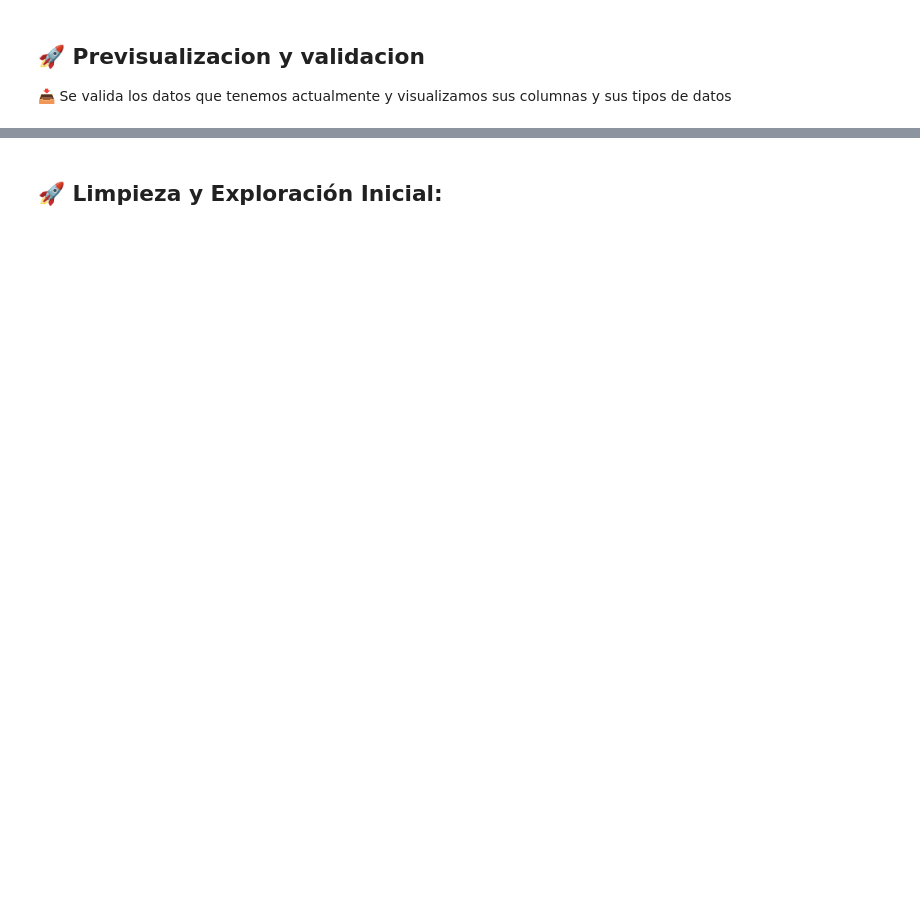
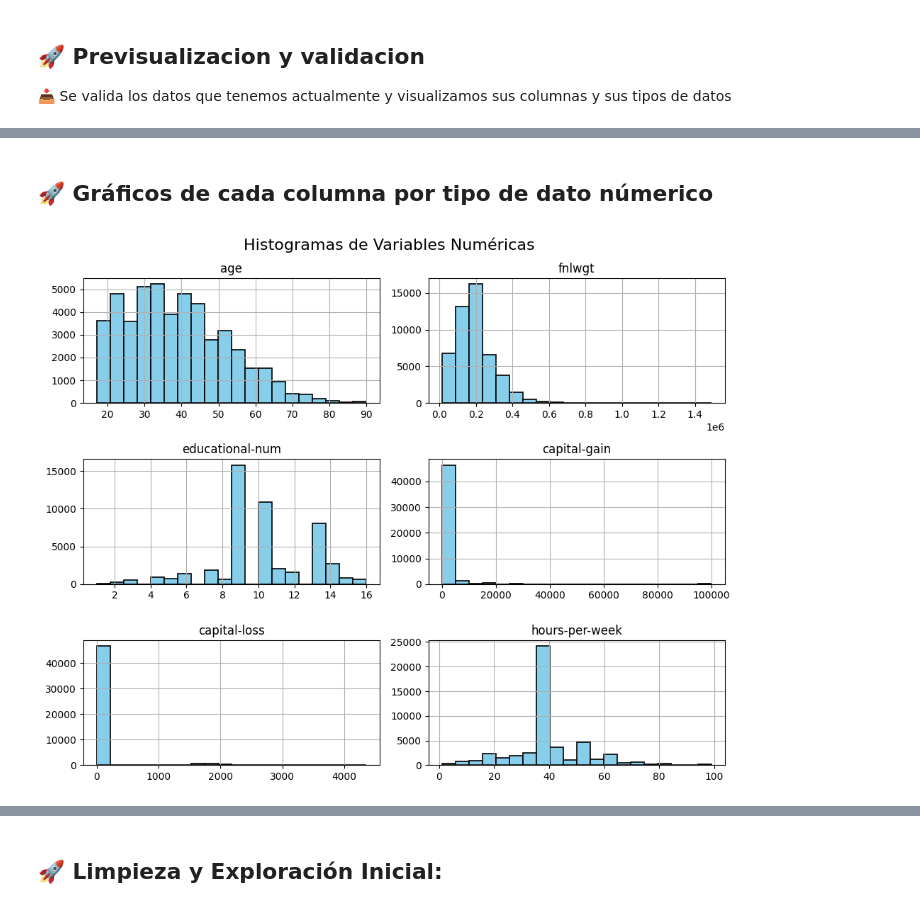
Before and after one commit to ChrisJavier/UIDE_3_WorkGroupDataMinning, a Jupyter notebook: Week01/WorkGroup/DAMI_CP_W1_E10.ipynb, the cells around one changed output, grey strips where cells are left out. Saved outputs shown, nothing was run; the diff lists cells and outputs as text; code cells hidden in the pictures; blank space fills up the shorter version.

```diff
--- a/Week01/WorkGroup/DAMI_CP_W1_E10.ipynb
+++ b/Week01/WorkGroup/DAMI_CP_W1_E10.ipynb
@@ -132,6 +130,0 @@ memory usage: 142.4 KB
-# %%
-# Eliminamos la columna ID porque no se va utilizar para el analisis
-df = df.drop("ID", axis=1)
-
-# Visualizacion de los nuevos datos
-df.info()
@@ -155,0 +155,19 @@ memory usage: 137.9 KB
+# %% [markdown]
+## 🚀 Gráficos de cada columna por tipo de dato númerico
+# %%
+# Gráficamos las columnas en un histograma para el tipo de dato de number
+# Seleccionar variables numéricas
+df_num = df.select_dtypes(include='number')
+
+# Histogramas
+df_num.hist(figsize=(10,8),
+            color='skyblue',      # Color de las barras
+            edgecolor='black',    # Color del borde
+            linewidth=1.2,         # Grosor del borde
+            bins=20)
+
+plt.suptitle("Histogramas de Variables Numéricas", fontsize=16)
+plt.tight_layout()
+plt.show()
+# %% [output]
+[figure, added]
```
Also changed, not shown: parts of 28 cells of this notebook.
